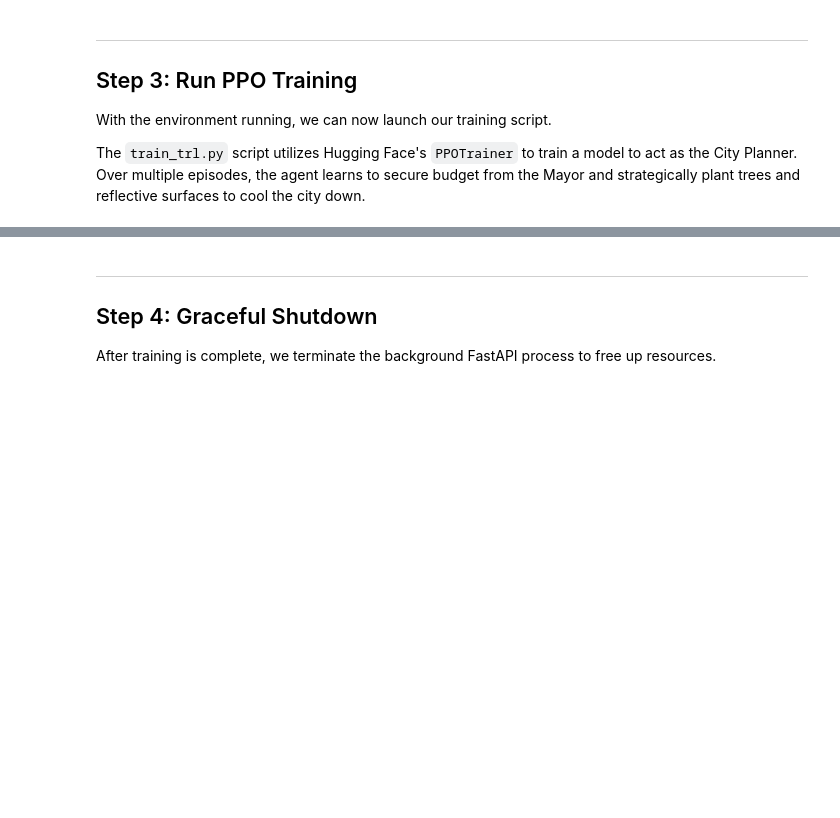
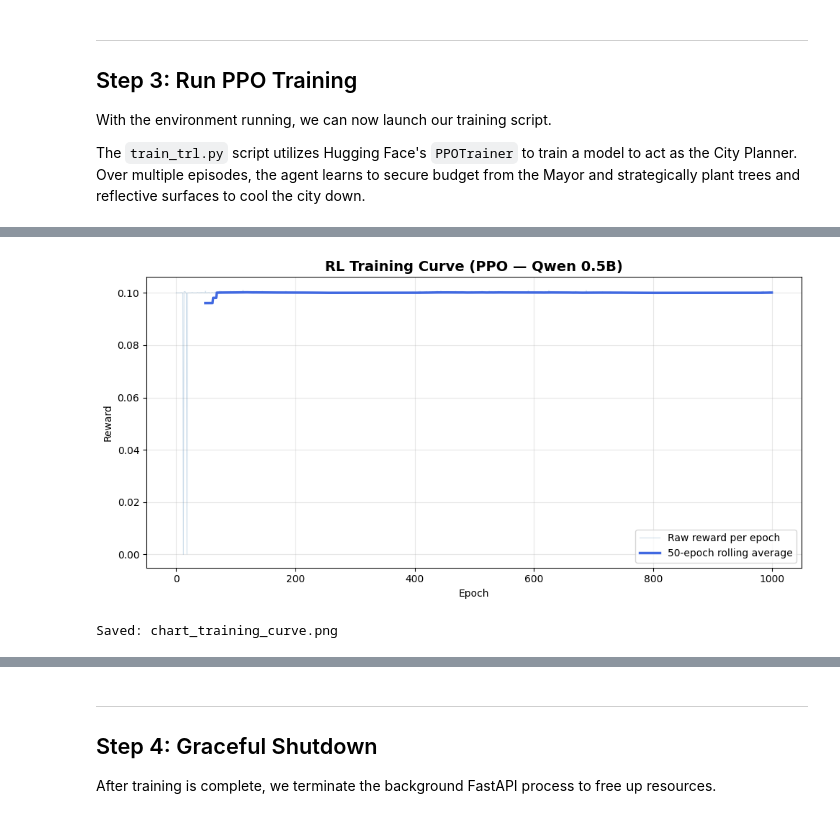
Before and after one commit to zayemnadeem/Urban_heat_env, a Jupyter notebook: train_trl.ipynb, the cells around one changed output, grey strips where cells are left out. Drawn from its saved outputs; the diff is of its cells as text; code cells hidden in the pictures; blank space fills up the shorter version.

```diff
--- a/train_trl.ipynb
+++ b/train_trl.ipynb
@@ -60,0 +147,29 @@ The `train_trl.py` script utilizes Hugging Face's `PPOTrainer` to train a model
+# %%
+import json
+import numpy as np
+import matplotlib.pyplot as plt
+
+with open("train_metrics.json") as f:
+    metrics = json.load(f)
+rewards = metrics["epoch_rewards"]
+
+# 50-epoch rolling average to smooth noise
+window = 50
+rolling_avg = np.convolve(rewards, np.ones(window) / window, mode="valid")
+
+fig, ax = plt.subplots(figsize=(10, 5))
+ax.plot(rewards, alpha=0.25, color="steelblue", linewidth=0.8, label="Raw reward per epoch")
+ax.plot(range(window - 1, len(rewards)), rolling_avg,
+        color="royalblue", linewidth=2.5, label=f"{window}-epoch rolling average")
+ax.set_title("RL Training Curve (PPO — Qwen 0.5B)", fontsize=14, fontweight="bold")
+ax.set_xlabel("Epoch")
+ax.set_ylabel("Reward")
+ax.legend()
+ax.grid(alpha=0.3)
+plt.tight_layout()
+plt.savefig("chart_training_curve.png", dpi=150)
+plt.show()
+print("Saved: chart_training_curve.png")
+# %% [output]
+[figure, added]
+Saved: chart_training_curve.png
```
Also changed, not shown: parts of 11 cells of this notebook.
